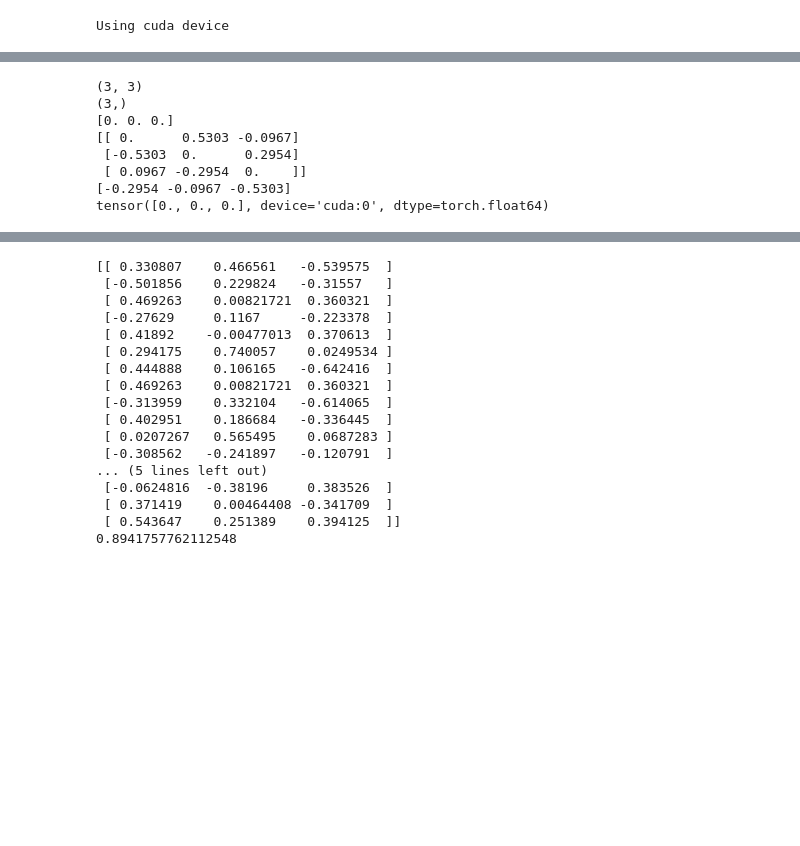
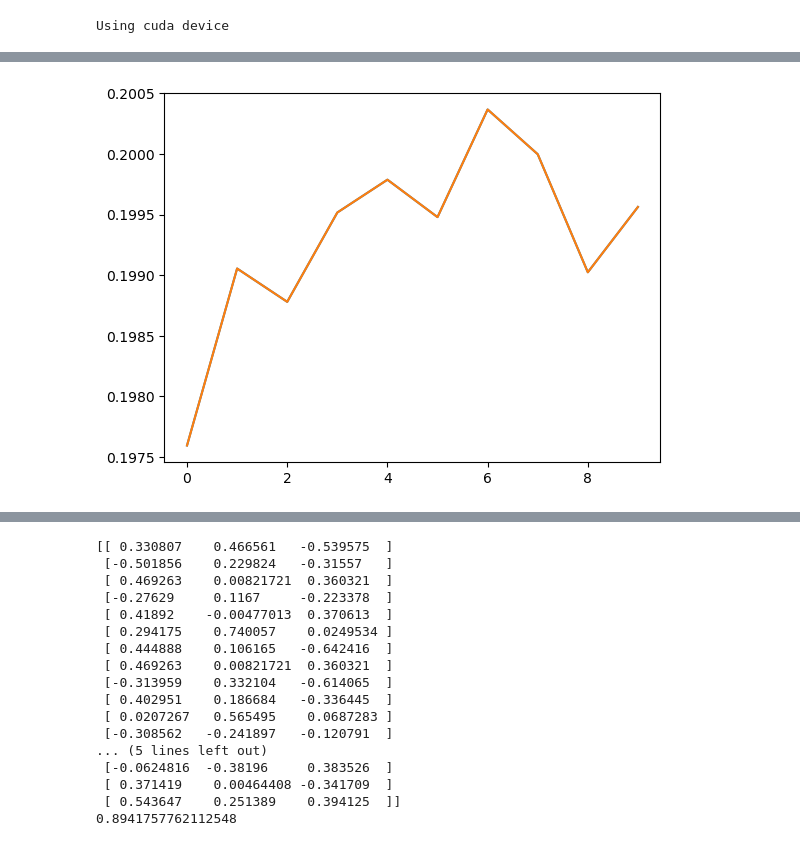
Before and after one commit to jakublala/coarsegrained-md-neural-ode, a Jupyter notebook: cg_potential_with_rotation.ipynb, the cells around one changed output, grey strips where cells are left out. Cells and saved outputs as stored; diff of their text form; code cells hidden in the pictures; blank space fills up the shorter version.

```diff
--- a/cg_potential_with_rotation.ipynb
+++ b/cg_potential_with_rotation.ipynb
@@ -553,29 +553,8 @@ Last iteration took:      1.5647814000003564
 KeyboardInterrupt:
-# %%
-import numpy as np
-import torch
-A = np.array(([ 0.0000,  0.5303, -0.0967],
-        [-0.5303,  0.0000,  0.2954],
-        [ 0.0967, -0.2954,  0.0000])).astype('float32')
-b = np.array([-0.2954, -0.0967, -0.5303]).astype('float32')
-print(A.shape)
-print(b.shape)
-print(A @ b)
-
-print(A)
-print(b)
-
-A = torch.from_numpy(A).type(torch.float64).to(device)
-b = torch.from_numpy(b).type(torch.float64).to(device)
-print(A @ b)
-# %% [output]
-(3, 3)
-(3,)
-[0. 0. 0.]
-[[ 0.      0.5303 -0.0967]
- [-0.5303  0.      0.2954]
- [ 0.0967 -0.2954  0.    ]]
-[-0.2954 -0.0967 -0.5303]
-tensor([0., 0., 0.], device='cuda:0', dtype=torch.float64)
+# %%
+plt.plot(losses_log[0])
+plt.show()
+# %% [output]
+[figure, added]
 # %%
 # %% [output]
```
Also changed, not shown: parts of 5 cells of this notebook, 5 other files.
